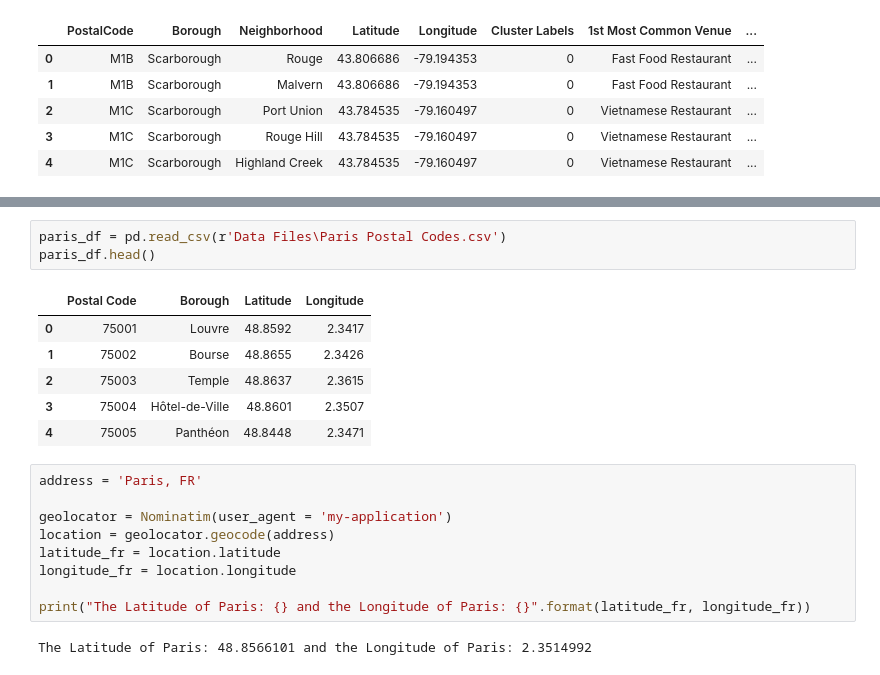
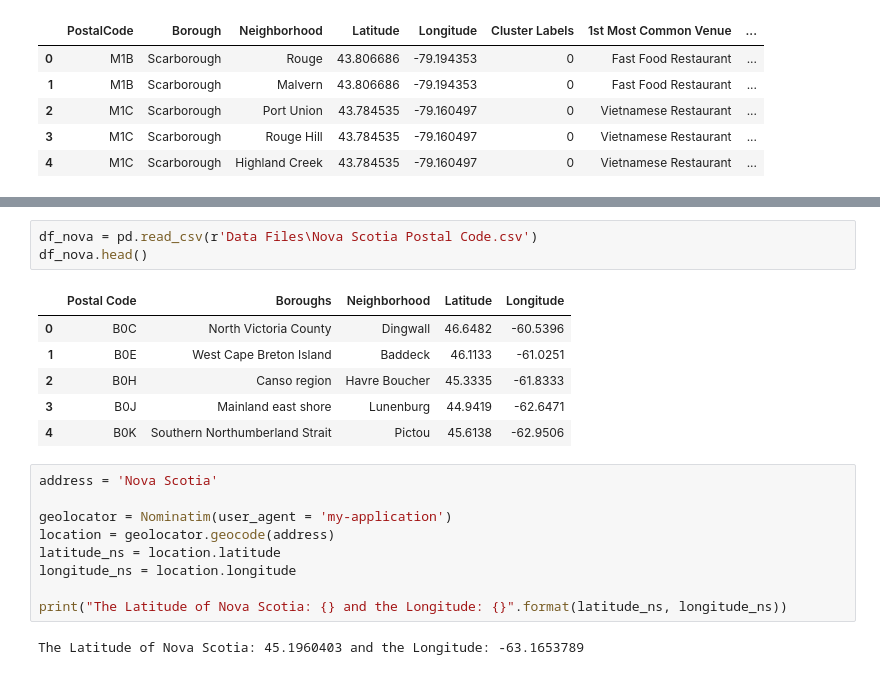
Before and after one commit to KrishnaChaitanya1/Coursera_Capstone, a Jupyter notebook: Final Capstone Project/Relations between food cuisines.ipynb, the cells around one changed output, grey strips where cells are left out. Drawn from its saved outputs; the diff is of its cells as text.

```diff
--- a/Final Capstone Project/Relations between food cuisines.ipynb
+++ b/Final Capstone Project/Relations between food cuisines.ipynb
@@ -469,23 +469,23 @@ map_clusters
 # %% [output]
 [interactive output not drawn]
 # %%
-paris_df = pd.read_csv(r'Data Files\Paris Postal Codes.csv')
-paris_df.head()
+df_nova = pd.read_csv(r'Data Files\Nova Scotia Postal Code.csv')
+df_nova.head()
 # %% [output]
-|  | Postal Code | Borough | Latitude | Longitude |
-| 0 | 75001 | Louvre | 48.8592 | 2.3417 |
-| 1 | 75002 | Bourse | 48.8655 | 2.3426 |
-| 2 | 75003 | Temple | 48.8637 | 2.3615 |
-| 3 | 75004 | Hôtel-de-Ville | 48.8601 | 2.3507 |
-| 4 | 75005 | Panthéon | 48.8448 | 2.3471 |
+|  | Postal Code | Boroughs | Neighborhood | Latitude | Longitude |
+| 0 | B0C | North Victoria County | Dingwall | 46.6482 | -60.5396 |
+| 1 | B0E | West Cape Breton Island | Baddeck | 46.1133 | -61.0251 |
+| 2 | B0H | Canso region | Havre Boucher | 45.3335 | -61.8333 |
+| 3 | B0J | Mainland east shore | Lunenburg | 44.9419 | -62.6471 |
+| 4 | B0K | Southern Northumberland Strait | Pictou | 45.6138 | -62.9506 |
 # %%
-address = 'Paris, FR'
+address = 'Nova Scotia'
 
 geolocator = Nominatim(user_agent = 'my-application')
 location = geolocator.geocode(address)
-latitude_fr = location.latitude
-longitude_fr = location.longitude
+latitude_ns = location.latitude
+longitude_ns = location.longitude
 
-print("The Latitude of Paris: {} and the Longitude of Paris: {}".format(latitude_fr, longitude_fr))
+print("The Latitude of Nova Scotia: {} and the Longitude: {}".format(latitude_ns, longitude_ns))
 # %% [output]
-The Latitude of Paris: 48.8566101 and the Longitude of Paris: 2.3514992
+The Latitude of Nova Scotia: 45.1960403 and the Longitude: -63.1653789
```
Also changed, not shown: parts of 26 cells of this notebook.
